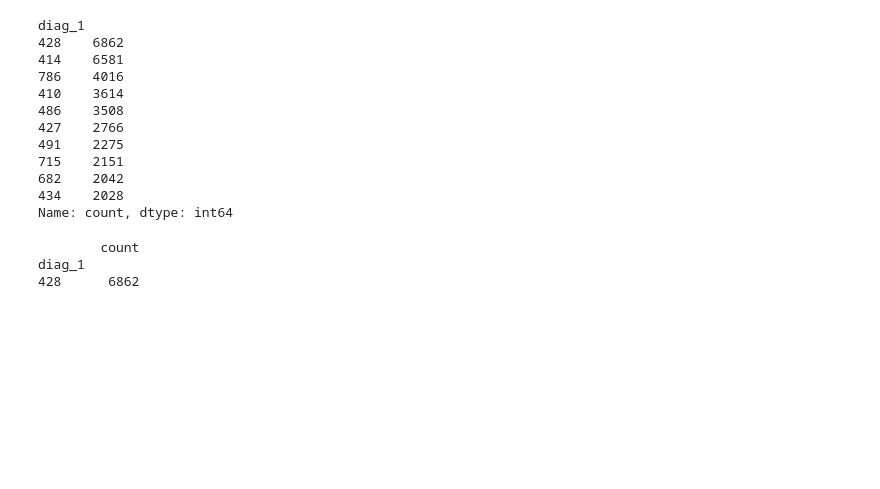
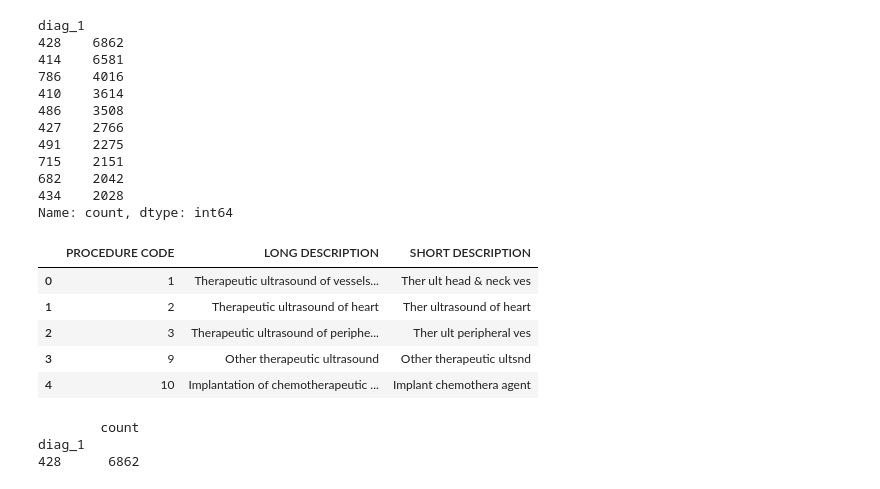
Before and after one commit to zhouchun0105/Citadel-Datathon-2022, a Jupyter notebook: Chun_data_cleaning.ipynb, the cells around one changed output. Cells and saved outputs as stored; diff of their text form; code cells hidden in the pictures; blank space fills up the shorter version.

```diff
--- a/Chun_data_cleaning.ipynb
+++ b/Chun_data_cleaning.ipynb
@@ -92,0 +98,2 @@ Name: count, dtype: int64
+# %%
+check2 = pd.read_excel('/content/drive/MyDrive/Final_Data_Collection/CMS32_DESC_LONG_SHORT_SG.xlsx')
@@ -93,3 +102,12 @@ Name: count, dtype: int64
+# %%
+check2.head()
+# %% [output]
+|  | PROCEDURE CODE | LONG DESCRIPTION | SHORT DESCRIPTION |
+| 0 | 1 | Therapeutic ultrasound of vessels... | Ther ult head & neck ves |
+| 1 | 2 | Therapeutic ultrasound of heart | Ther ultrasound of heart |
+| 2 | 3 | Therapeutic ultrasound of periphe... | Ther ult peripheral ves |
+| 3 | 9 | Other therapeutic ultrasound | Other therapeutic ultsnd |
+| 4 | 10 | Implantation of chemotherapeutic ... | Implant chemothera agent |
 # %%
 print(diag_1_df[diag_1_df['count']==6862])
 # %% [output]
```
Also changed, not shown: parts of 9 cells of this notebook.
